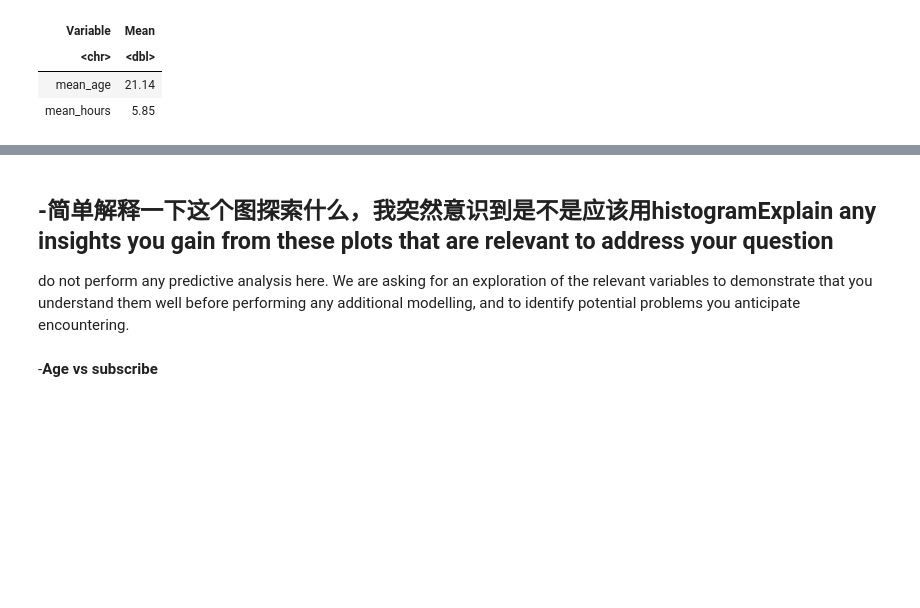
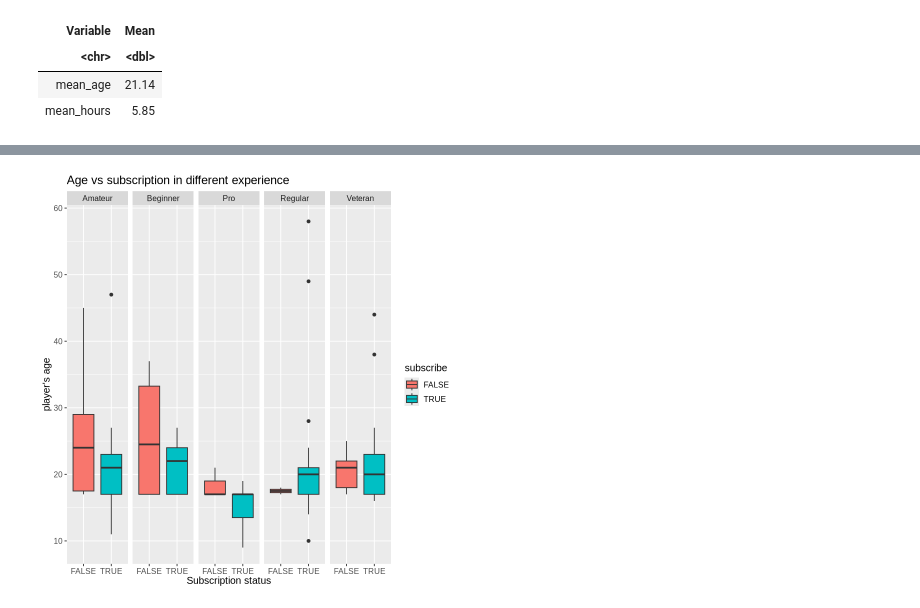
Before and after one commit to yunan-Deng/daci100_project_033_yunan_deng, a Jupyter notebook: individual_yunan_project.ipynb, the cells around one changed output, grey strips where cells are left out. Cells and saved outputs as stored; diff of their text form; code cells hidden in the pictures; blank space fills up the shorter version.

```diff
--- a/individual_yunan_project.ipynb
+++ b/individual_yunan_project.ipynb
@@ -523,7 +523,15 @@ plot_2
-# %% [markdown]
--**简单解释一下这个图探索什么，我突然意识到是不是应该用histogram**Explain any insights you gain from these plots that are relevant to address your question
--
-do not perform any predictive analysis here. We are asking for an exploration of the relevant variables to demonstrate that you understand them well before performing any additional modelling, and to identify potential problems you anticipate encountering.
-# %% [markdown]
--**Age vs subscribe**
+# %%
+plot_3<- tidy_players_1 |>
+ggplot(aes(x= subscribe, y= Age, fill= subscribe))+
+geom_boxplot()+
+facet_grid(~experience)+
+labs(title = "Age vs subscription in different experience",
+    x= "Subscription status",
+    y= "player's age")+
+theme(text= element_text(size = 12))
+
+
+plot_3
+# %% [output]
+[figure, added]
 # %%
```
Also changed, not shown: parts of 16 cells of this notebook.
